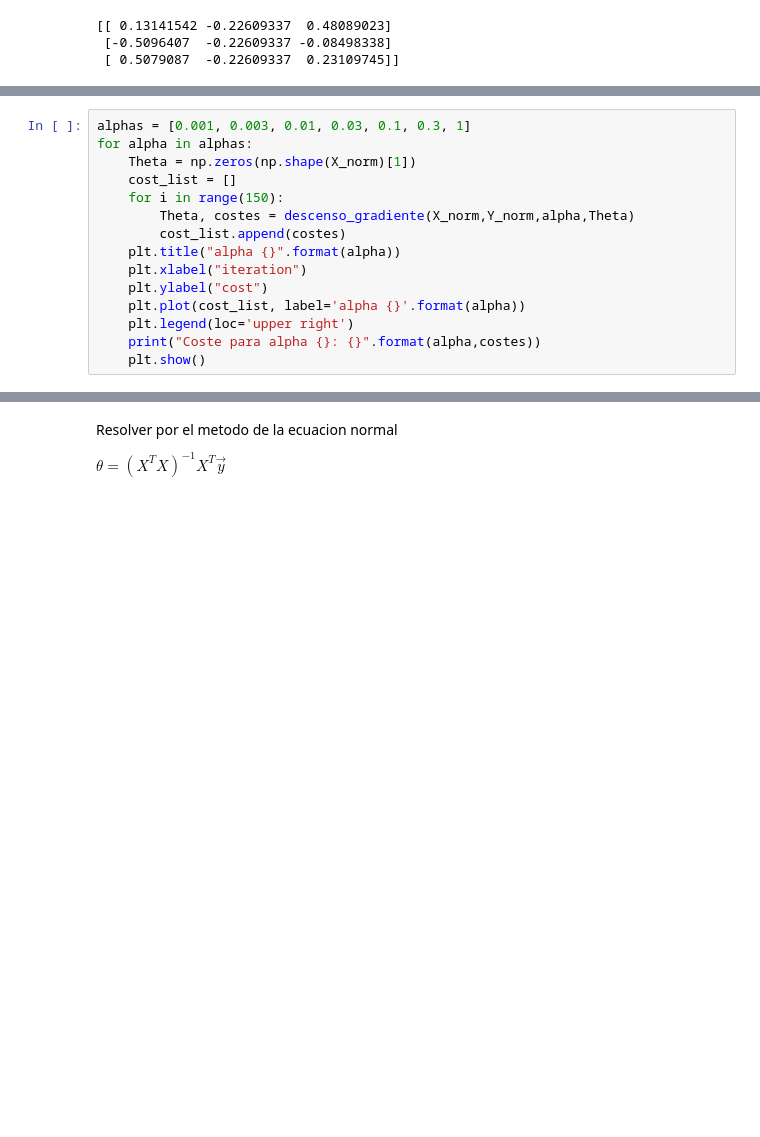
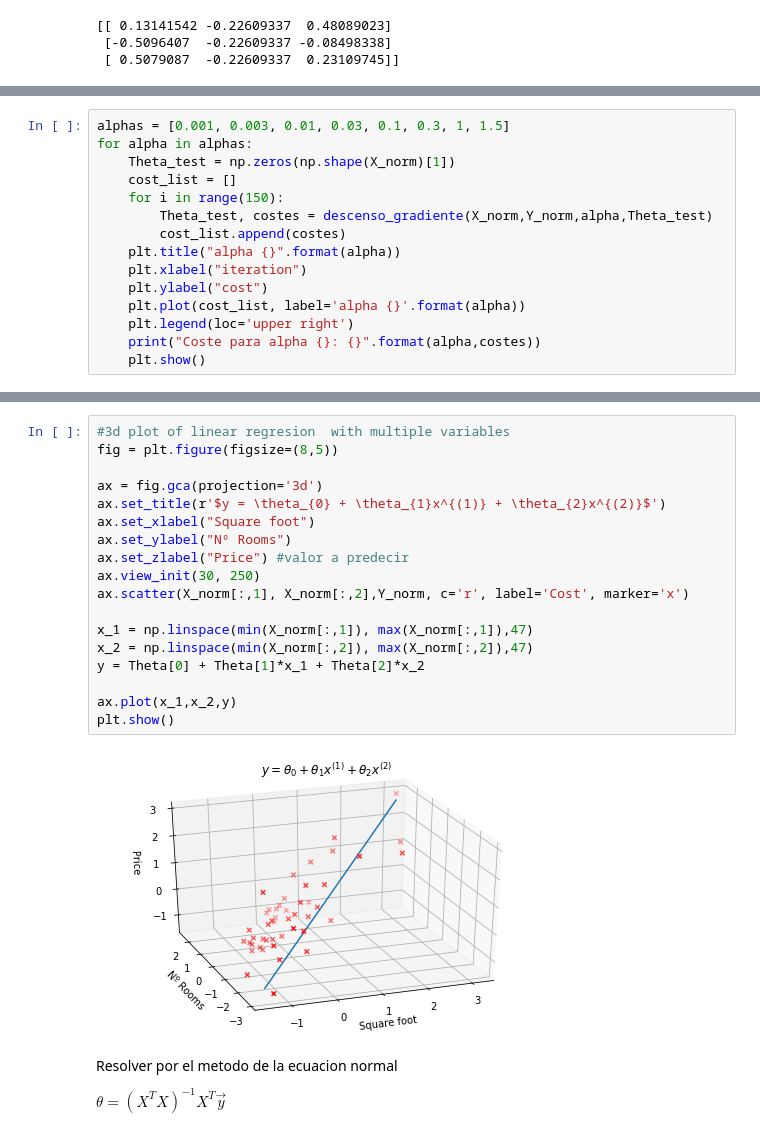
Before and after one commit to GuillermoOvejeroSanchez/Aprendizaje-Automatico, a Jupyter notebook: LinearRegression/LinearRegression.ipynb, the cells around one changed output, grey strips where cells are left out. Cells and saved outputs as stored; diff of their text form; blank space fills up the shorter version.

```diff
--- a/LinearRegression/LinearRegression.ipynb
+++ b/LinearRegression/LinearRegression.ipynb
@@ -266,10 +277,10 @@ Valores finales de Theta: [-1.10880572e-16  8.84765988e-01 -5.31788197e-02]
 # %%
-alphas = [0.001, 0.003, 0.01, 0.03, 0.1, 0.3, 1]
+alphas = [0.001, 0.003, 0.01, 0.03, 0.1, 0.3, 1, 1.5]
 for alpha in alphas:
-    Theta = np.zeros(np.shape(X_norm)[1])
+    Theta_test = np.zeros(np.shape(X_norm)[1])
     cost_list = []
     for i in range(150):
-        Theta, costes = descenso_gradiente(X_norm,Y_norm,alpha,Theta)
+        Theta_test, costes = descenso_gradiente(X_norm,Y_norm,alpha,Theta_test)
         cost_list.append(costes)
     plt.title("alpha {}".format(alpha))
     plt.xlabel("iteration")
@@ -296,3 +306,23 @@ Coste para alpha 1: 0.13352749098554287
+# %%
+#3d plot of linear regresion  with multiple variables
+fig = plt.figure(figsize=(8,5))
+
+ax = fig.gca(projection='3d')
+ax.set_title(r'$y = \theta_{0} + \theta_{1}x^{(1)} + \theta_{2}x^{(2)}$')
+ax.set_xlabel("Square foot")
+ax.set_ylabel("Nº Rooms")
+ax.set_zlabel("Price") #valor a predecir
+ax.view_init(30, 250)
+ax.scatter(X_norm[:,1], X_norm[:,2],Y_norm, c='r', label='Cost', marker='x')
+
+x_1 = np.linspace(min(X_norm[:,1]), max(X_norm[:,1]),47)
+x_2 = np.linspace(min(X_norm[:,2]), max(X_norm[:,2]),47)
+y = Theta[0] + Theta[1]*x_1 + Theta[2]*x_2
+
+ax.plot(x_1,x_2,y)
+plt.show()
+# %% [output]
+[figure, added]
 # %% [markdown]
 Resolver por el metodo de la ecuacion normal
 
```
Also changed, not shown: parts of 9 cells of this notebook.
